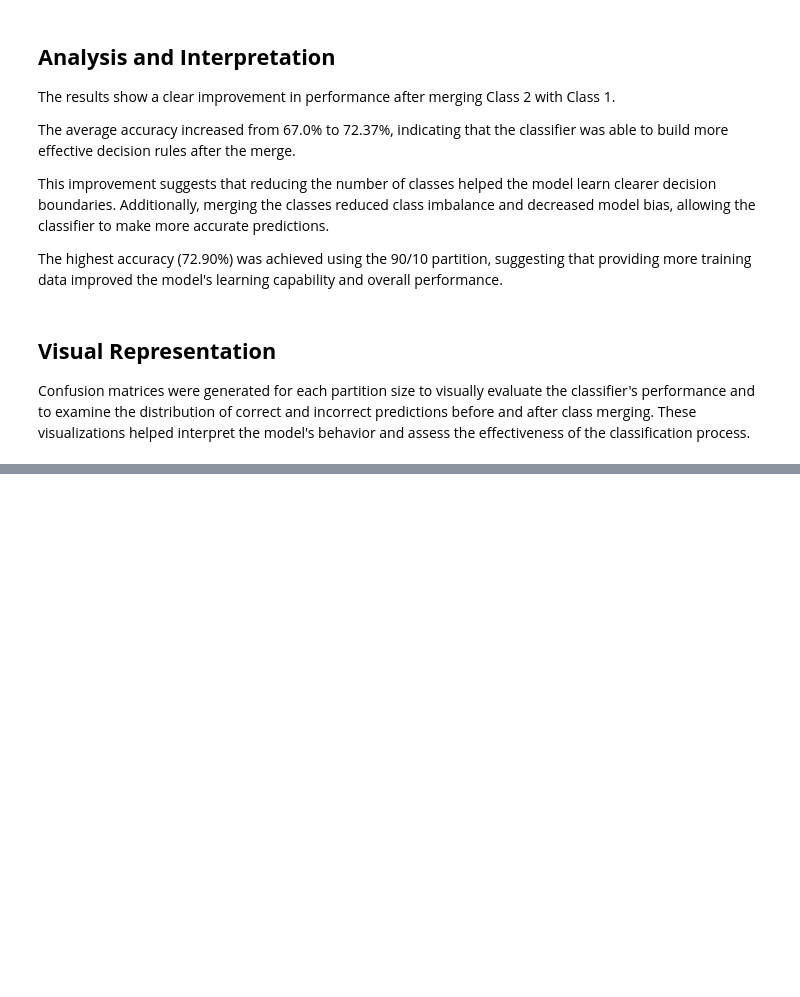
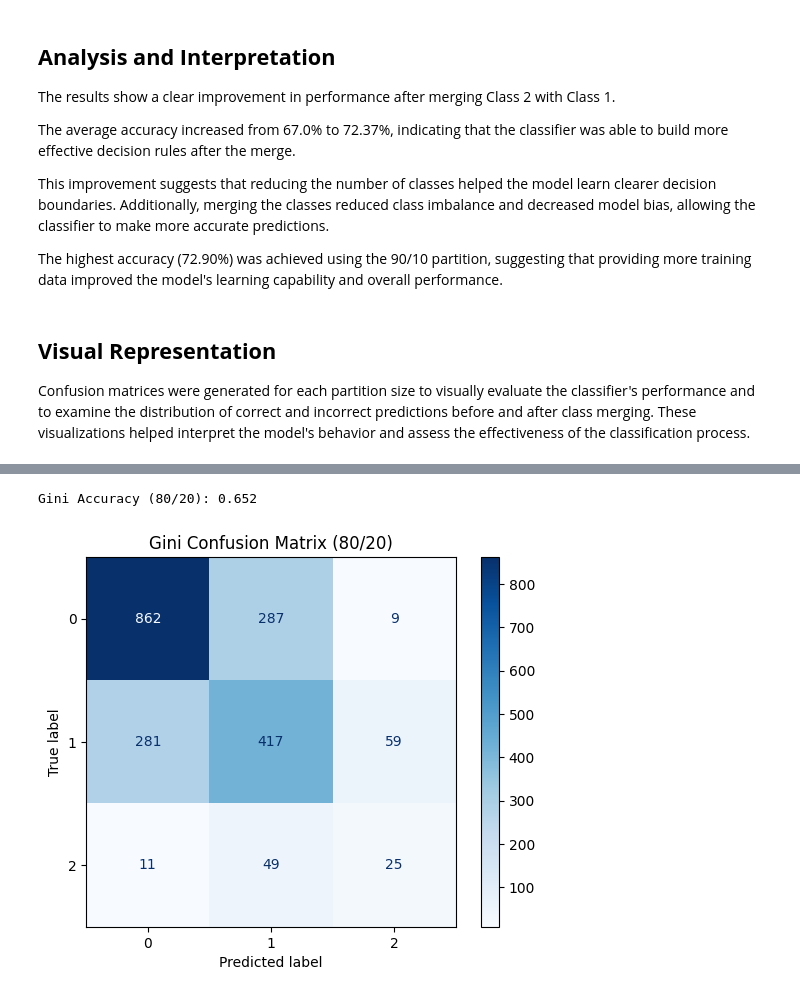
Before and after one commit to hend-22/-IT326-Project, a Jupyter notebook: Reports/Phase3.ipynb, the cells around one changed output, grey strips where cells are left out. Cells and saved outputs as stored; diff of their text form; code cells hidden in the pictures; blank space fills up the shorter version.

```diff
--- a/Reports/Phase3.ipynb
+++ b/Reports/Phase3.ipynb
@@ -223,0 +276,35 @@ Confusion matrices were generated for each partition size to visually evaluate t
+# %%
+# Gini Decision Tree - 80/20 Split
+
+X_train_80, X_test_80, y_train_80, y_test_80 = train_test_split(
+    X, y,
+    test_size=0.2,
+    random_state=1,
+    stratify=y
+)
+
+gini_model_80 = DecisionTreeClassifier(
+    criterion='gini',
+    random_state=1
+)
+
+gini_model_80.fit(X_train_80, y_train_80)
+
+y_pred_80 = gini_model_80.predict(X_test_80)
+
+accuracy_80 = accuracy_score(y_test_80, y_pred_80)
+
+print("Gini Accuracy (80/20):", accuracy_80)
+
+cm_80 = confusion_matrix(y_test_80, y_pred_80)
+
+ConfusionMatrixDisplay(
+    confusion_matrix=cm_80,
+    display_labels=[0, 1, 2]
+).plot(cmap='Blues')
+
+plt.title("Gini Confusion Matrix (80/20)")
+plt.show()
+# %% [output]
+Gini Accuracy (80/20): 0.652
+[figure, added]
```
Also changed, not shown: parts of 17 cells of this notebook.
